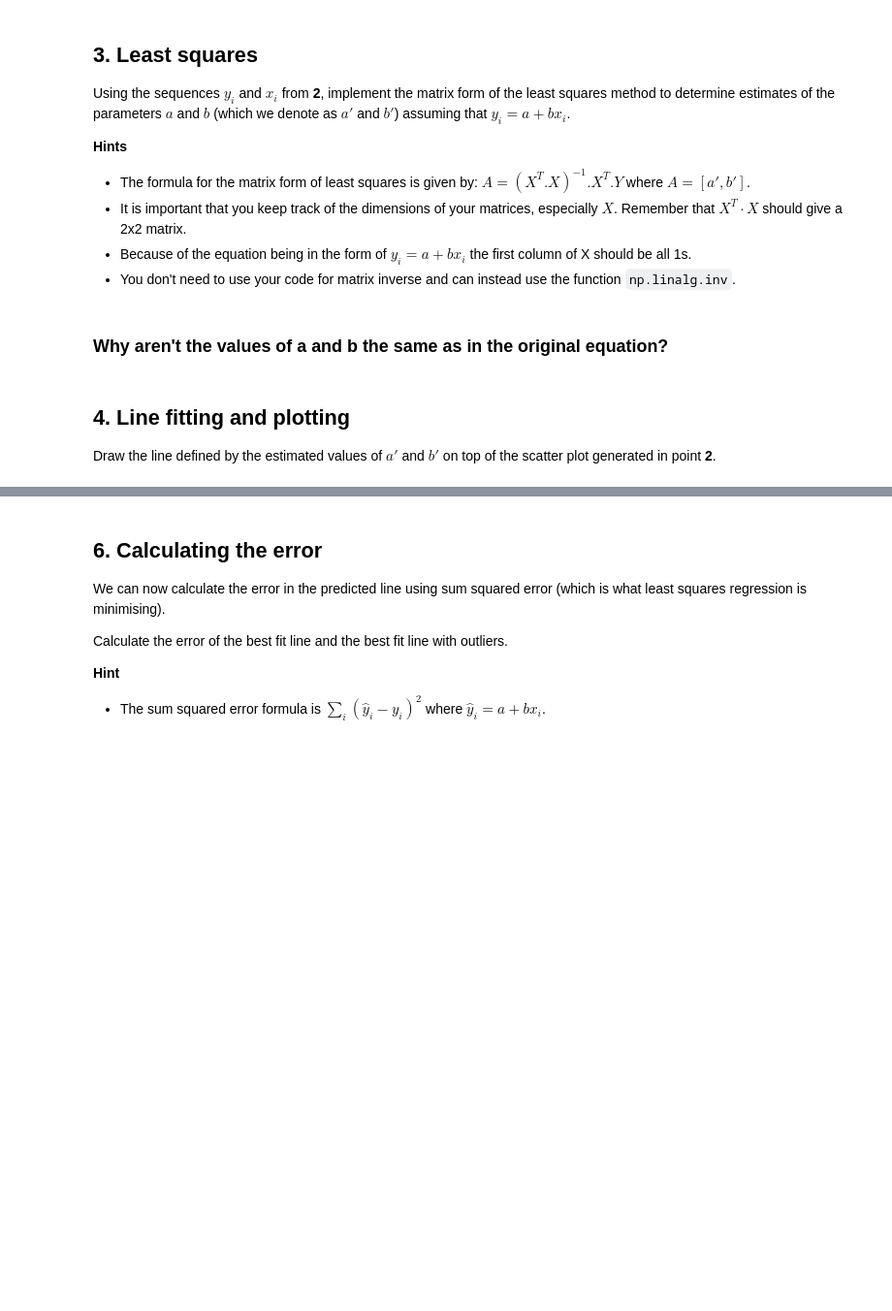
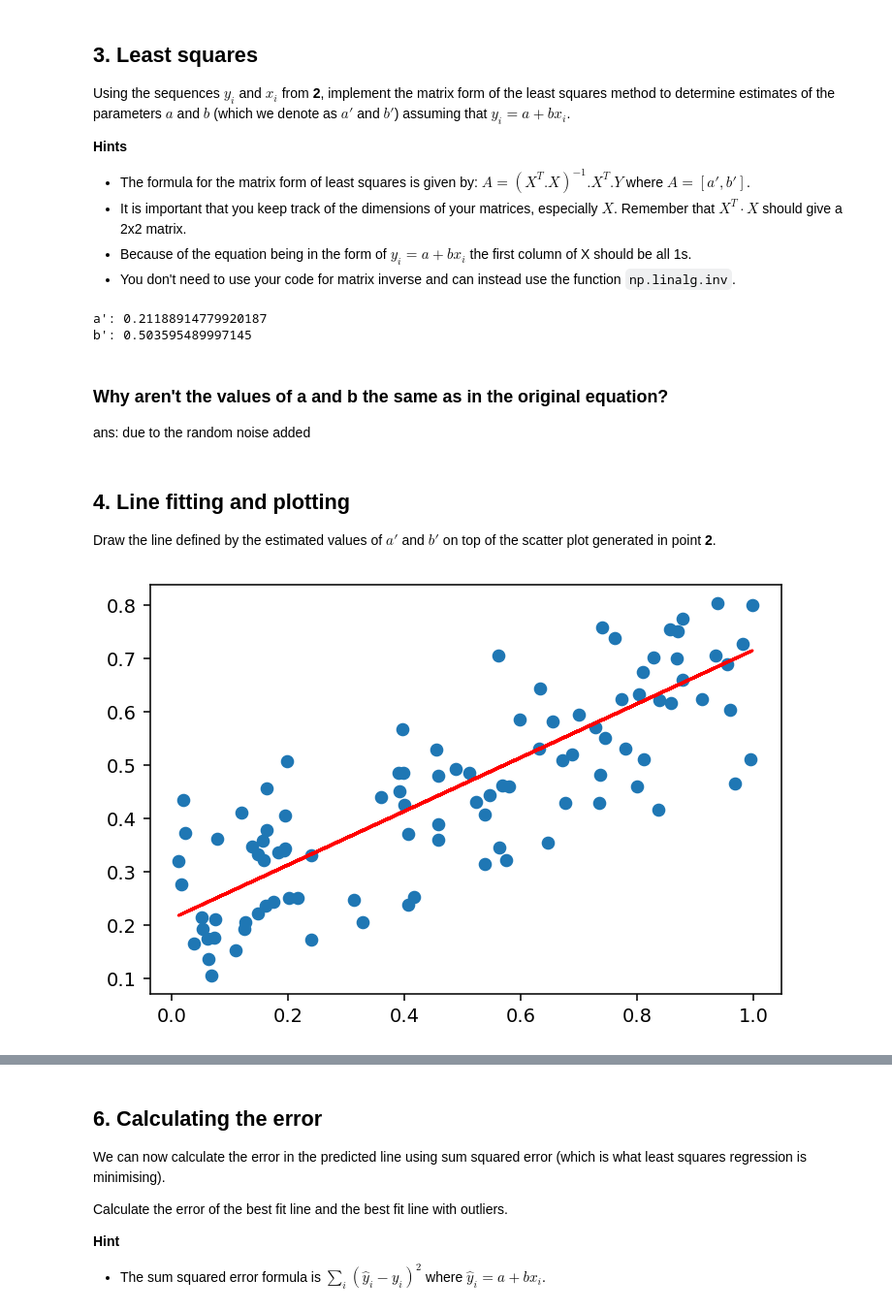
Before and after one commit to JonathanMarriott/COMS20011_2020, a Jupyter notebook: labs/lab_3/labsheet3.ipynb, the cells around one changed output, grey strips where cells are left out. Shown at 97% size. Cells and saved outputs as stored; diff of their text form; code cells hidden in the pictures; blank space fills up the shorter version.

```diff
--- a/labs/lab_3/labsheet3.ipynb
+++ b/labs/lab_3/labsheet3.ipynb
@@ -94,5 +93,21 @@ Using the sequences ${y_i}$ and ${x_i}$ from **2**, implement the matrix form of
+# %%
+# write your code here
+def LeastSquares(x,y):
+    x = np.column_stack((np.ones(x.shape),x))
+    A = np.linalg.inv(x.T.dot(x)).dot(x.T).dot(y)
+    a = A[0,0]
+    b = A[1,0]
+    return a,b
+a,b = LeastSquares(x,y)
+print("a':",a)
+print("b':",b)
+# %% [output]
+a': 0.21188914779920187
+b': 0.503595489997145
 # %% [markdown]
 ### Why aren't the values of a and b the same as in the original equation?
+
+ans: due to the random noise added
 # %% [markdown]
 ## 4. Line fitting and plotting
 
@@ -102,3 +115,11 @@ Draw the line defined by the estimated values of $a'$ and $b'$ on top of the sca
+# %%
+# write your code here
+fig, ax = plt.subplots()
+ax.scatter(x,y)
+ax.plot(x,b*x + a, color='red')
+plt.show()
+# %% [output]
+[figure, added]
 # %% [markdown]
 ## 5. Outliers
 
```
Also changed, not shown: parts of 6 cells of this notebook.
